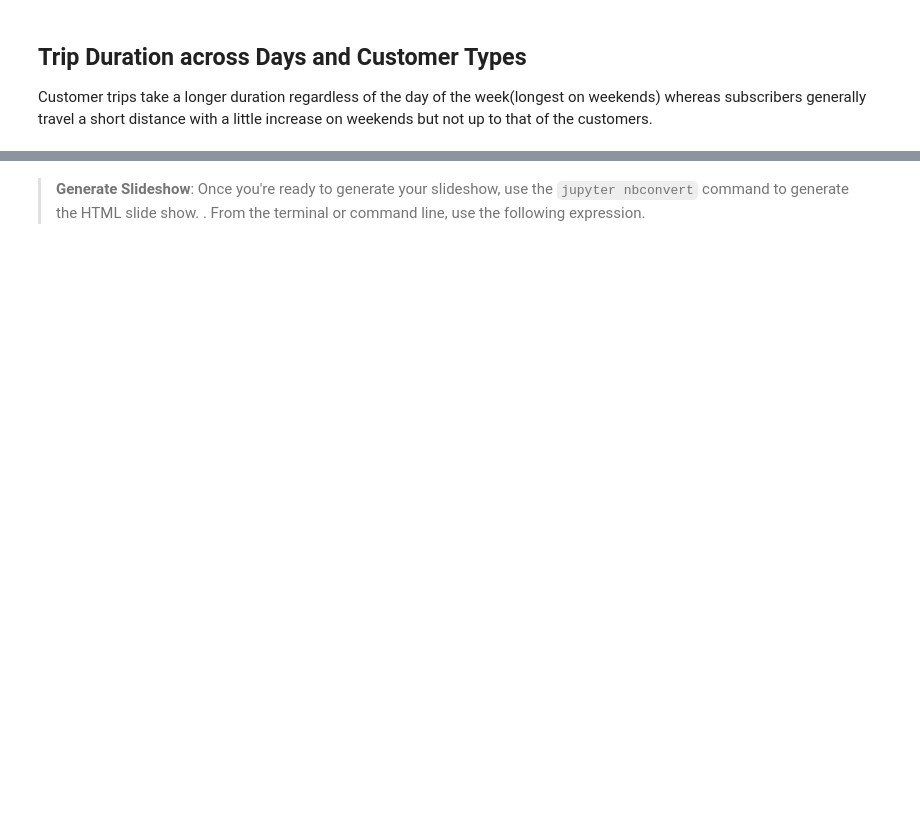
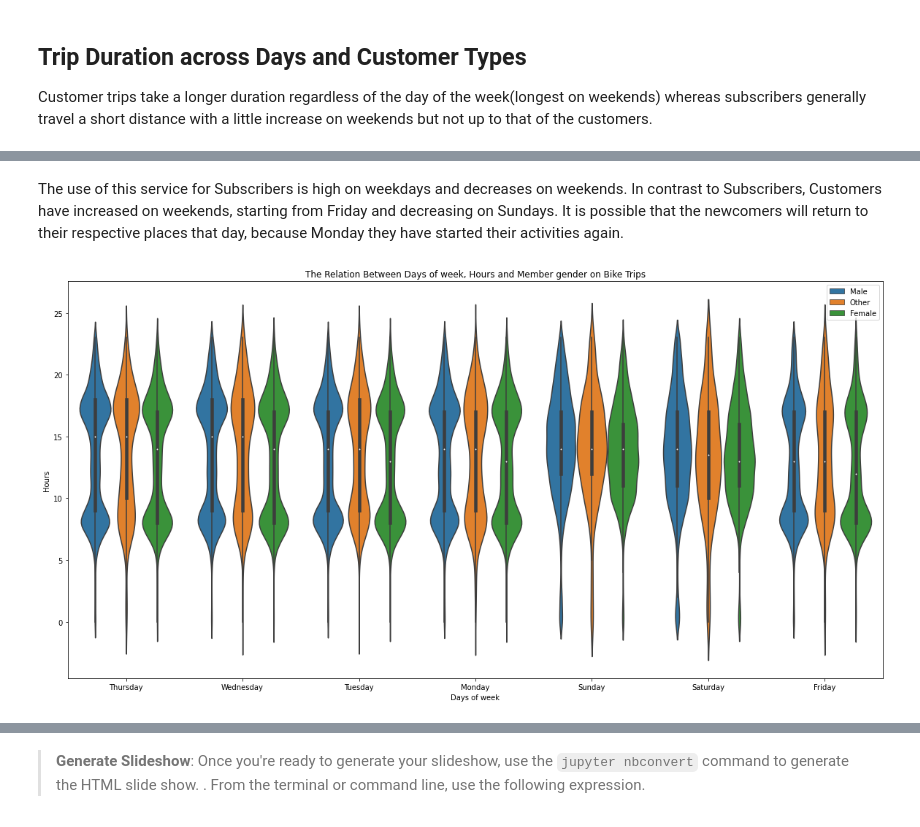
Before and after one commit to sammyosti/project-3-, a Jupyter notebook: Part_II_slide_deck_template.ipynb, the cells around one changed output, grey strips where cells are left out. Saved outputs shown, nothing was run; the diff lists cells and outputs as text; code cells hidden in the pictures; blank space fills up the shorter version.

```diff
--- a/Part_II_slide_deck_template.ipynb
+++ b/Part_II_slide_deck_template.ipynb
@@ -102,0 +100,11 @@ ax.set_yticklabels([],minor = True);
+# %% [markdown]
+The use of this service for Subscribers is high on weekdays and decreases on weekends. In contrast to Subscribers, Customers have increased on weekends, starting from Friday and decreasing on Sundays. It is possible that the newcomers will return to their respective places that day, because Monday they have started their activities again.
+# %%
+plt.figure(figsize=[20,10])
+sb.violinplot(data=bk,x='start_day_of_week',y='start_hour',hue='member_gender')
+plt.legend(loc=1)
+plt.title('The Relation Between Days of week, Hours and Member gender on Bike Trips')
+plt.xlabel('Days of week')
+plt.ylabel('Hours');
+# %% [output]
+[figure, added]
```
Also changed, not shown: parts of 17 cells of this notebook.
